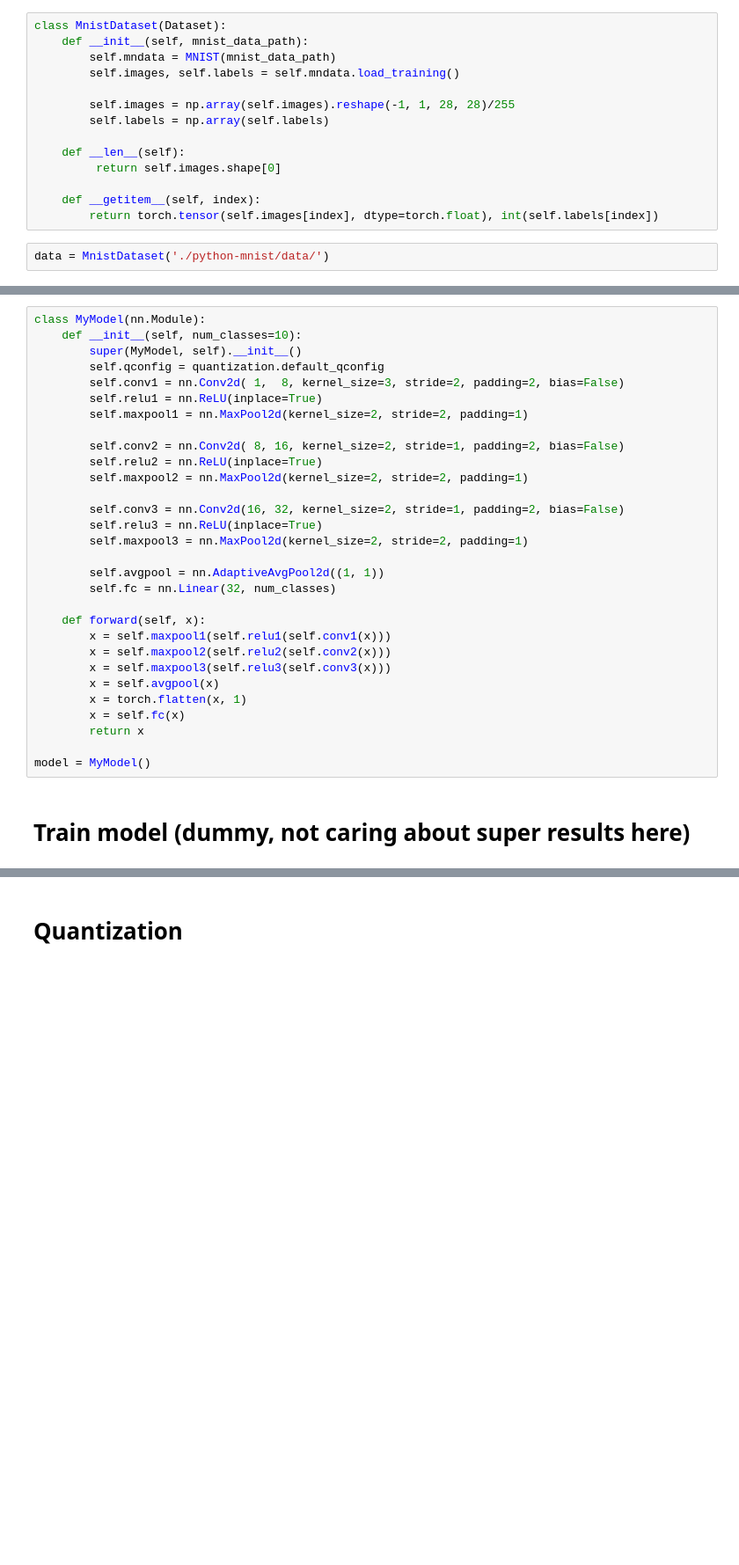
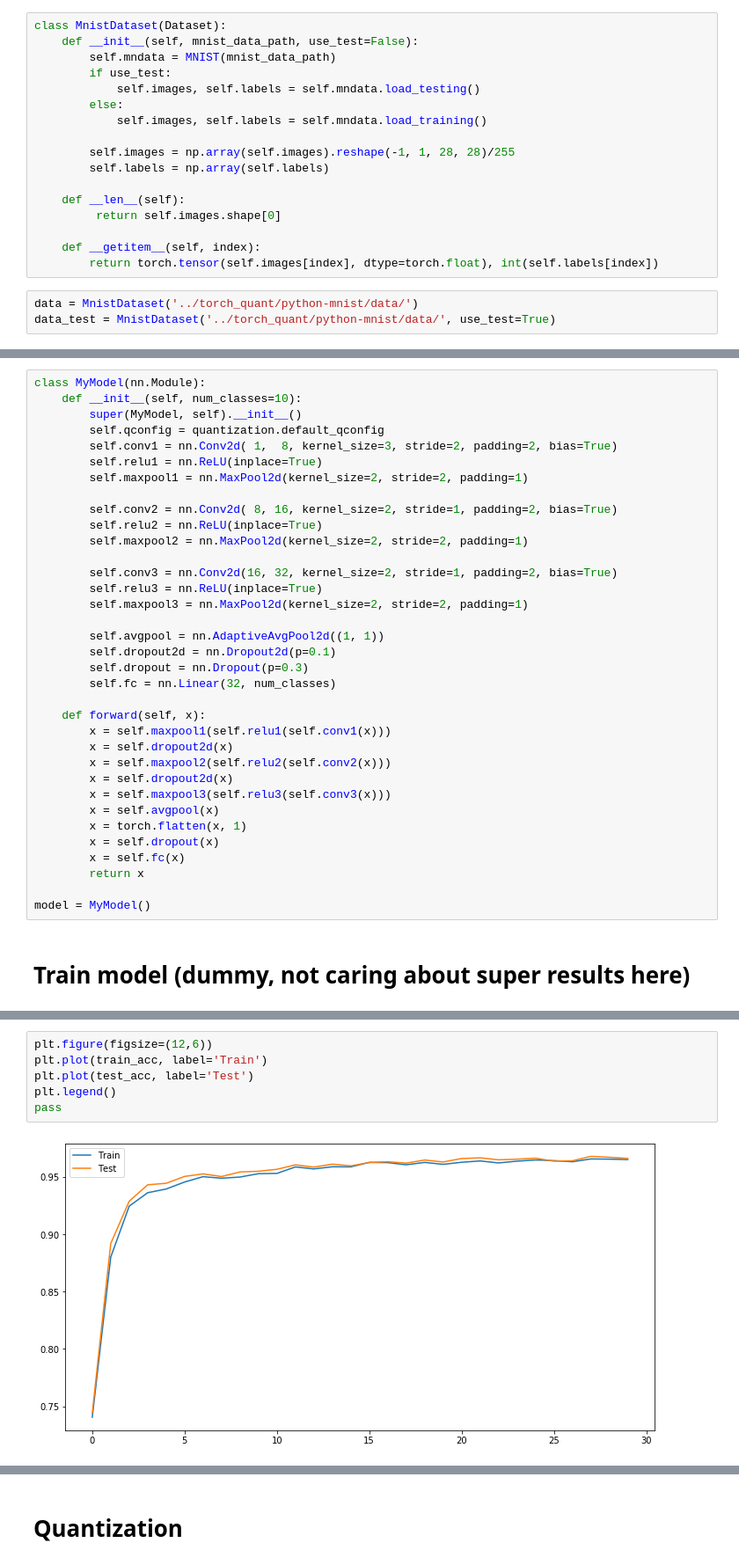
Before and after one commit to bwosh/torch-quantization, a Jupyter notebook: pytorch_quantize.ipynb, the cells around one changed output, grey strips where cells are left out. Shown: that part at 88% size. Saved outputs shown, nothing was run; the diff lists cells and outputs as text; blank space fills up the shorter version.

Commit message:
update with validation set of training and droput layers

```diff
--- a/pytorch_quantize.ipynb
+++ b/pytorch_quantize.ipynb
@@ -35,9 +36,12 @@ torch.__version__
 # Prepare dataset
 # %%
 class MnistDataset(Dataset):
-    def __init__(self, mnist_data_path):
+    def __init__(self, mnist_data_path, use_test=False):
         self.mndata = MNIST(mnist_data_path)
-        self.images, self.labels = self.mndata.load_training()
+        if use_test:
+            self.images, self.labels = self.mndata.load_testing()
+        else:
+            self.images, self.labels = self.mndata.load_training()
 
         self.images = np.array(self.images).reshape(-1, 1, 28, 28)/255
         self.labels = np.array(self.labels)
@@ -48,7 +52,8 @@ class MnistDataset(Dataset):
     def __getitem__(self, index):
         return torch.tensor(self.images[index], dtype=torch.float), int(self.labels[index])
 # %%
-data = MnistDataset('./python-mnist/data/')
+data = MnistDataset('../torch_quant/python-mnist/data/')
+data_test = MnistDataset('../torch_quant/python-mnist/data/', use_test=True)
 # %% [markdown]
 # Prepare model
 # %%
@@ -56,27 +61,32 @@ class MyModel(nn.Module):
     def __init__(self, num_classes=10):
         super(MyModel, self).__init__()
         self.qconfig = quantization.default_qconfig
-        self.conv1 = nn.Conv2d( 1,  8, kernel_size=3, stride=2, padding=2, bias=False)
+        self.conv1 = nn.Conv2d( 1,  8, kernel_size=3, stride=2, padding=2, bias=True)
         self.relu1 = nn.ReLU(inplace=True)
         self.maxpool1 = nn.MaxPool2d(kernel_size=2, stride=2, padding=1)
 
-        self.conv2 = nn.Conv2d( 8, 16, kernel_size=2, stride=1, padding=2, bias=False)
+        self.conv2 = nn.Conv2d( 8, 16, kernel_size=2, stride=1, padding=2, bias=True)
         self.relu2 = nn.ReLU(inplace=True)
         self.maxpool2 = nn.MaxPool2d(kernel_size=2, stride=2, padding=1)
 
-        self.conv3 = nn.Conv2d(16, 32, kernel_size=2, stride=1, padding=2, bias=False)
+        self.conv3 = nn.Conv2d(16, 32, kernel_size=2, stride=1, padding=2, bias=True)
         self.relu3 = nn.ReLU(inplace=True)
         self.maxpool3 = nn.MaxPool2d(kernel_size=2, stride=2, padding=1)
 
         self.avgpool = nn.AdaptiveAvgPool2d((1, 1))
+        self.dropout2d = nn.Dropout2d(p=0.1)
+        self.dropout = nn.Dropout(p=0.3)
         self.fc = nn.Linear(32, num_classes)
 
     def forward(self, x):
         x = self.maxpool1(self.relu1(self.conv1(x)))
+        x = self.dropout2d(x)
         x = self.maxpool2(self.relu2(self.conv2(x)))
+        x = self.dropout2d(x)
         x = self.maxpool3(self.relu3(self.conv3(x)))
         x = self.avgpool(x)
         x = torch.flatten(x, 1)
+        x = self.dropout(x)
         x = self.fc(x)
         return x
 
@@ -132,0 +187,8 @@ else:
+# %%
+plt.figure(figsize=(12,6))
+plt.plot(train_acc, label='Train')
+plt.plot(test_acc, label='Test')
+plt.legend()
+pass
+# %% [output]
+[figure, added]
```
Also changed, not shown: parts of 6 cells of this notebook, 3 other files.
